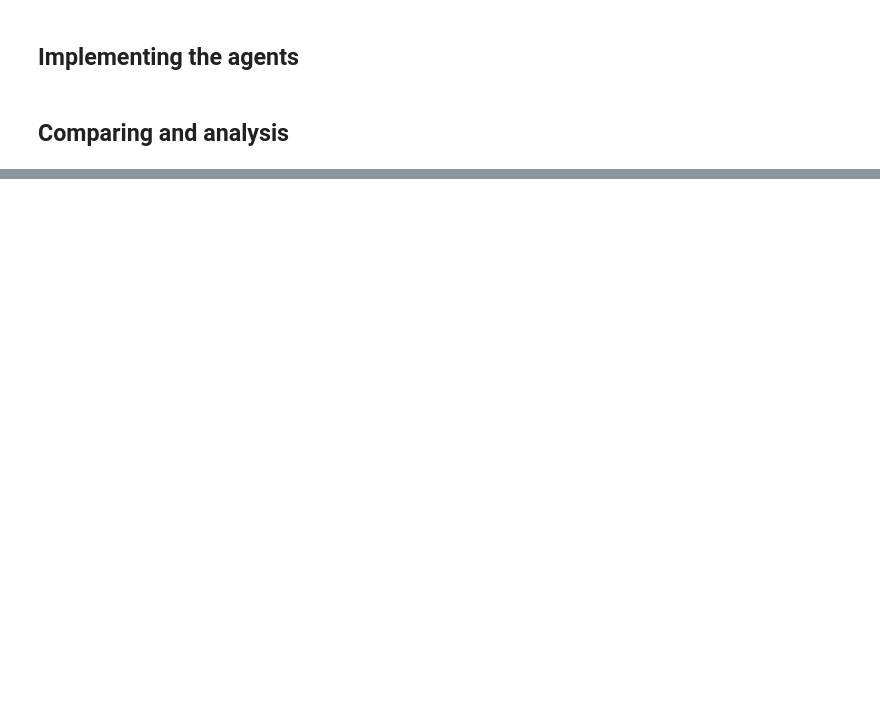
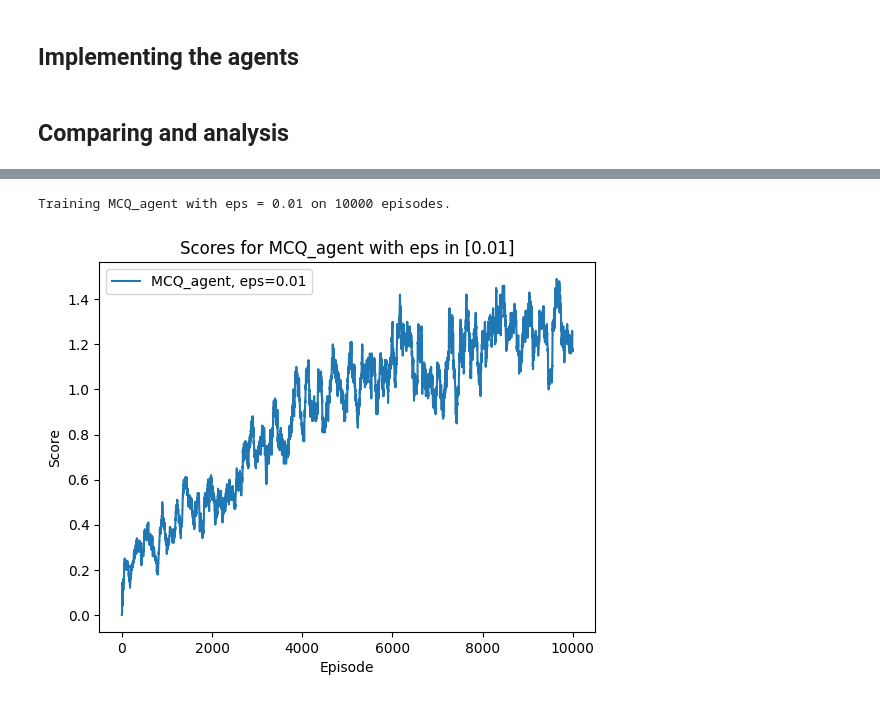
Before and after one commit to theveneth/RL_flappy_bird, a Jupyter notebook: code.ipynb, the cells around one changed output, grey strips where cells are left out. Drawn from its saved outputs; the diff is of its cells as text; code cells hidden in the pictures; blank space fills up the shorter version.

```diff
--- a/code.ipynb
+++ b/code.ipynb
@@ -316,0 +238,24 @@ Training MCQ_agent with eps = [0.01]
+# %%
+def test_screen_env():
+    # initiate environment
+    env_name = 'TextFlappyBird-screen-v0'
+    env = gym.make(env_name, height=15, width=20, pipe_gap=4)
+
+    # define agents and parameters to vary
+    agents = {
+        "MCQ_agent": MCQ_agent,
+        #"SARSALambdaAgent": SARSALambdaAgent,
+    }
+    params = {
+        "MCQ_agent": {"eps": [0.01]},
+        #"SARSALambdaAgent": {"lambda_value": [0.01, 0.1, 0.5, 0.7, 0.9]},
+    }
+
+    # Learning phase
+    num_episodes = 10000
+    train_and_plot(env, env_name, agents, params, num_episodes)
+
+test_screen_env()
+# %% [output]
+Training MCQ_agent with eps = 0.01 on 10000 episodes.
+[figure, added]
```
Also changed, not shown: parts of 9 cells of this notebook.
